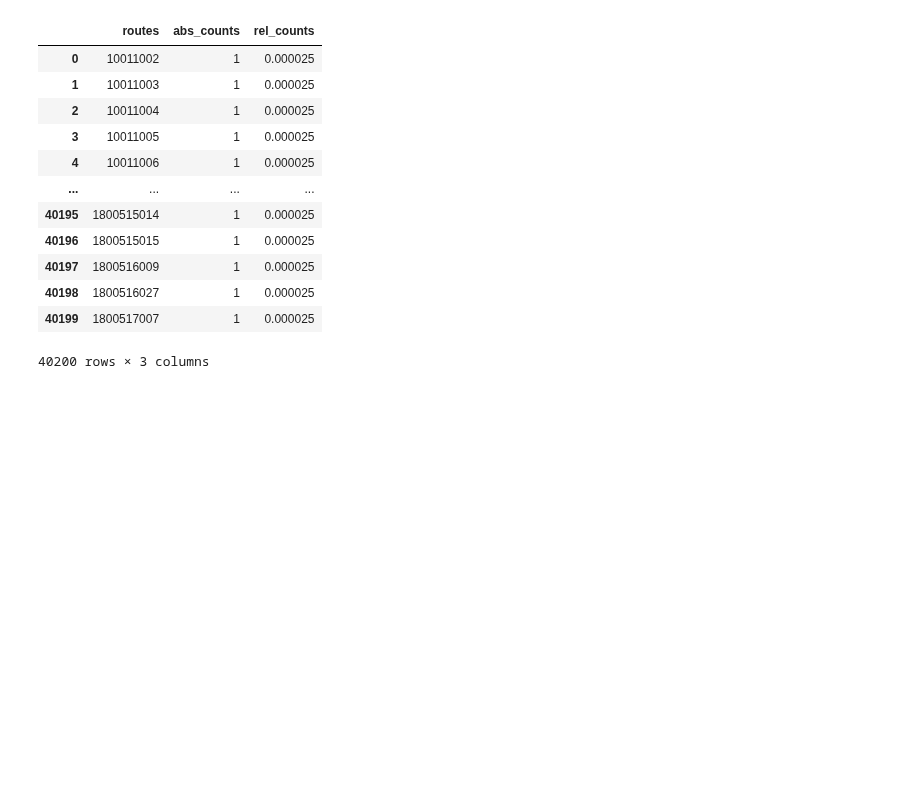
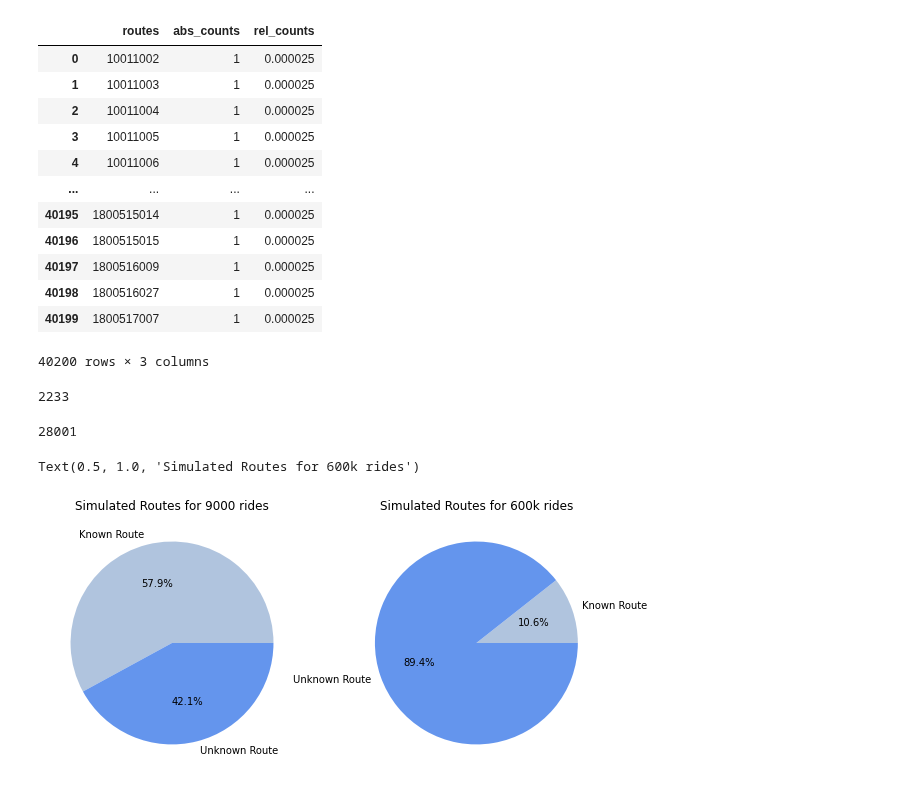
Before and after one commit to Lukas-Dierkes/vehicle-stream-team-project, a Jupyter notebook: vehicle_stream_pipeline/simulation_viz.ipynb, the cells around one changed output. Cells and saved outputs as stored; diff of their text form; code cells hidden in the pictures; blank space fills up the shorter version.

Commit message:
Routes visualisations

```diff
--- a/vehicle_stream_pipeline/simulation_viz.ipynb
+++ b/vehicle_stream_pipeline/simulation_viz.ipynb
@@ -145,6 +145,7 @@ Name: dataset, dtype: int64
 # %%
 color_rides = 'g'
 color_rides_sim_s = 'lightsteelblue'
+color_rides_sim_s_2 = 'cornflowerblue'
 color_rides_sim_l = 'navy'
 # %%
 current_attribute = 'hour'
@@ -369,3 +370,36 @@ all_routes_df
 | 40198 | 1800516027 | 1 | 0.000025 |
 | 40199 | 1800517007 | 1 | 0.000025 |
 40200 rows × 3 columns
+# %%
+known_route_s = df_value_counts_sim_s["routes"].loc[df_value_counts_sim_s["routes"].isin(df_value_counts_rides["routes"])].count()
+known_route_s
+
+unknown_route_s = df_value_counts_sim_s["routes"].loc[~df_value_counts_sim_s["routes"].isin(df_value_counts_rides["routes"])].count()
+known_route_s
+# %% [output]
+2233
+# %%
+known_route_l = df_value_counts_sim_l["routes"].loc[df_value_counts_sim_l["routes"].isin(df_value_counts_rides["routes"])].count()
+
+unknown_route_l = df_value_counts_sim_l["routes"].loc[~df_value_counts_sim_l["routes"].isin(df_value_counts_rides["routes"])].count()
+unknown_route_l
+# %% [output]
+28001
+# %%
+fig, (ax1,ax2) = plt.subplots(1,2,figsize=(10,10)) #ax1,ax2 refer to your two pies
+
+# 1,2 denotes 1 row, 2 columns - if you want to stack vertically, it would be 2,1
+
+labels = ["Known Route","Unknown Route"]
+values = [known_route_s,unknown_route_s]
+ax1.pie(values,labels = labels,colors=[color_rides_sim_s,color_rides_sim_s_2],autopct = '%1.1f%%') #plot first pie
+ax1.set_title("Simulated Routes for 9000 rides")
+
+
+labels = ["Known Route","Unknown Route"]
+values = [known_route_l,unknown_route_l]
+ax2.pie(values,labels = labels,colors=[color_rides_sim_s,color_rides_sim_s_2],autopct = '%1.1f%%') #plot second pie
+ax2.set_title("Simulated Routes for 600k rides")
+# %% [output]
+Text(0.5, 1.0, 'Simulated Routes for 600k rides')
+[figure, added]
```
Also changed, not shown: parts of 4 cells of this notebook.
